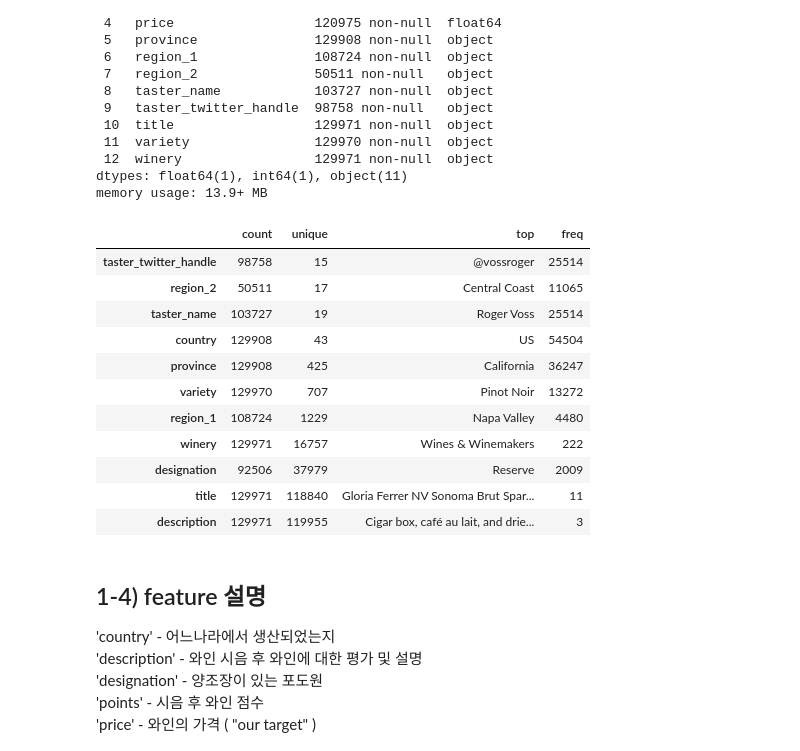
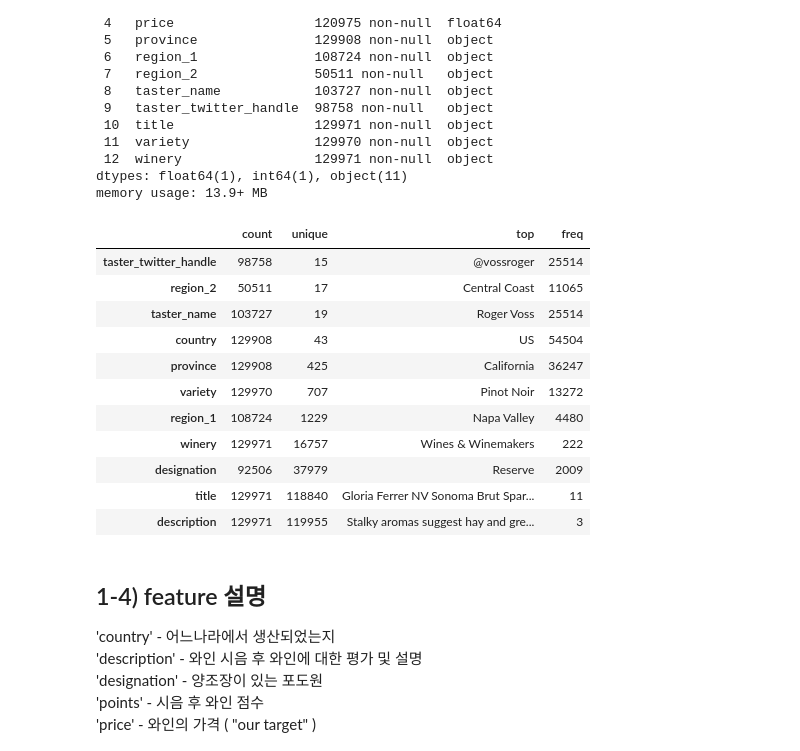
Before and after one commit to daje0601/CookBook-Python, a Jupyter notebook: bootcamp_DS/project/section2_porject_210222/section2_project.ipynb, the cells around one changed output. Saved outputs shown, nothing was run; the diff lists cells and outputs as text; code cells hidden in the pictures.

```diff
--- a/bootcamp_DS/project/section2_porject_210222/section2_project.ipynb
+++ b/bootcamp_DS/project/section2_porject_210222/section2_project.ipynb
@@ -58,2 +59,2 @@ import numpy as np
 # %%
-#df2 = pd.read_csv(r"C:\Users\user\Documents\pandas_study\bootcamp_DS\project\section2_porject_210222\winemag-data_first150k.csv",  index_col=0)
+df = pd.read_csv(r"C:\Users\user\Documents\pandas_study\bootcamp_DS\project\section2_porject_210222\winemag-data-130k-v2.csv", index_col=0)
@@ -129,20 +128,20 @@ dtypes: float64(1), int64(1), object(11)
 memory usage: 13.9+ MB
 # %%
 # object data의 unique를 살펴보았다.
-df1.describe(exclude='number').T.sort_values(by='unique')
+df.describe(exclude='number').T.sort_values(by='unique')
 # %% [output]
 |  | count | unique | top | freq |
 | taster_twitter_handle | 98758 | 15 | @vossroger | 25514 |
 | region_2 | 50511 | 17 | Central Coast | 11065 |
 | taster_name | 103727 | 19 | Roger Voss | 25514 |
 | country | 129908 | 43 | US | 54504 |
 | province | 129908 | 425 | California | 36247 |
 | variety | 129970 | 707 | Pinot Noir | 13272 |
 | region_1 | 108724 | 1229 | Napa Valley | 4480 |
 | winery | 129971 | 16757 | Wines & Winemakers | 222 |
 | designation | 92506 | 37979 | Reserve | 2009 |
 | title | 129971 | 118840 | Gloria Ferrer NV Sonoma Brut Spar... | 11 |
-| description | 129971 | 119955 | Cigar box, café au lait, and drie... | 3 |
+| description | 129971 | 119955 | Stalky aromas suggest hay and gre... | 3 |
 # %% [markdown]
 ## 1-4) feature 설명
 
```
Also changed, not shown: parts of 87 cells of this notebook, 1 other file.
